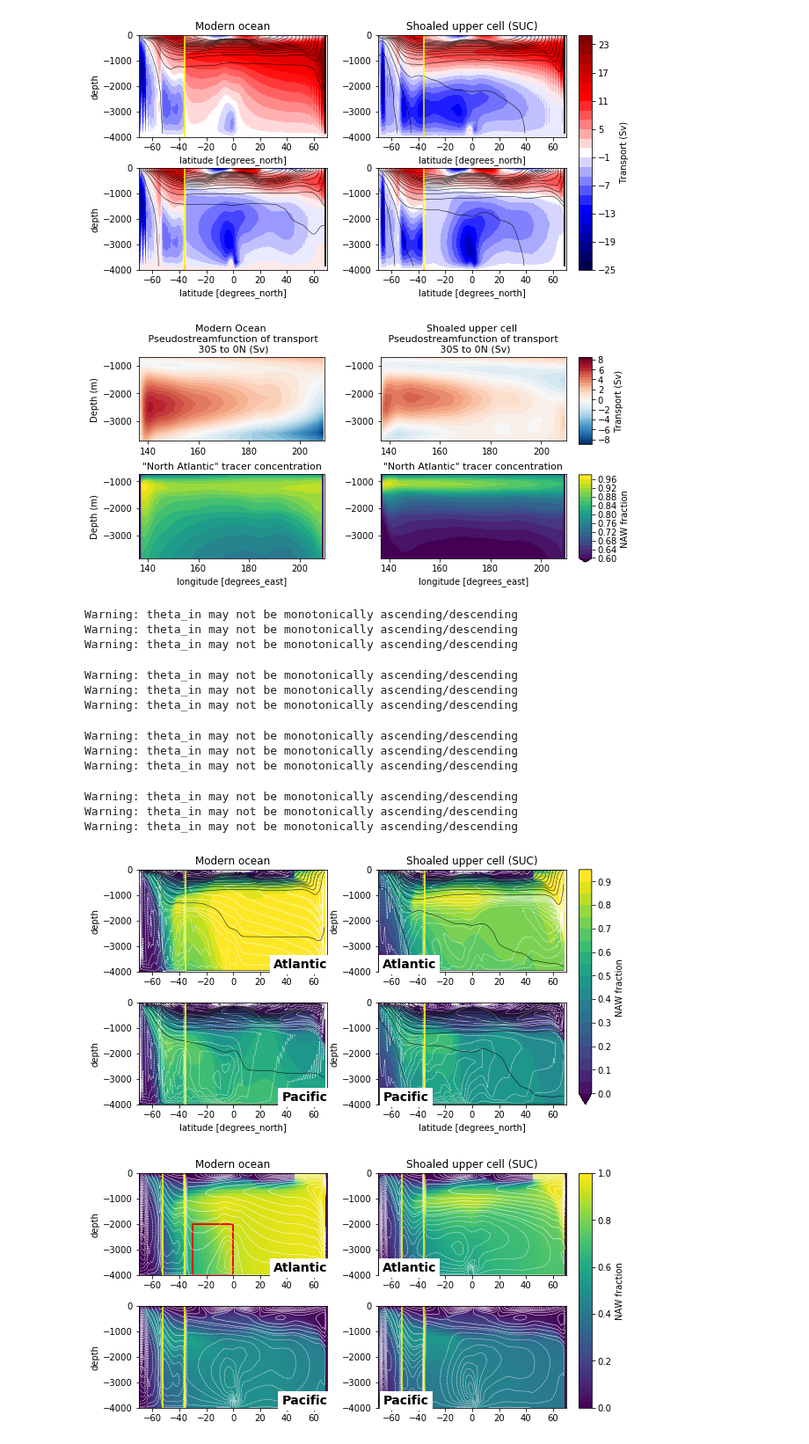
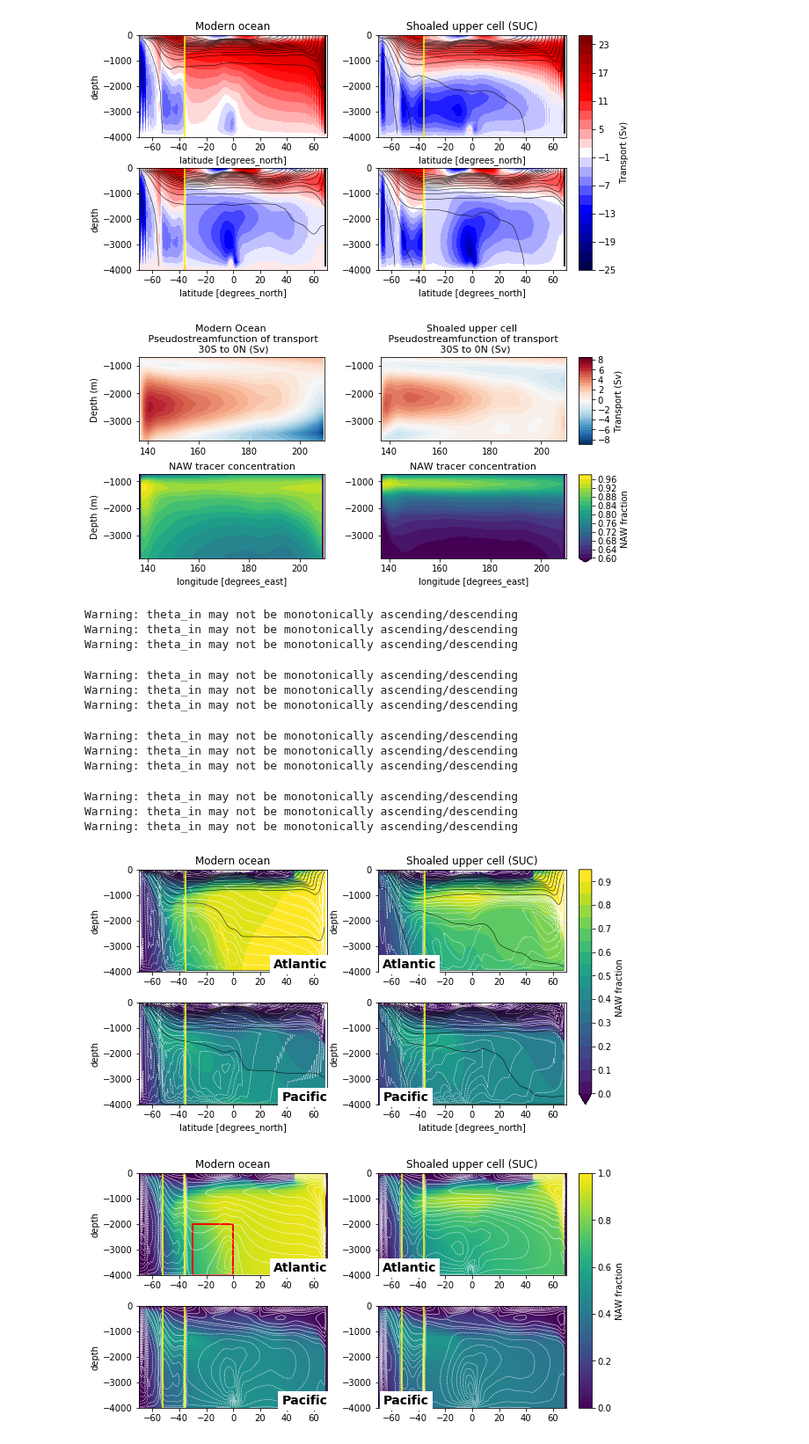
Before and after one commit to anthony-meza/test_age_framework, a Jupyter notebook: LGM.ipynb, the cells around one changed output. Shown at 88% size. Saved outputs shown, nothing was run; the diff lists cells and outputs as text; code cells hidden in the pictures.

```diff
--- a/LGM.ipynb
+++ b/LGM.ipynb
@@ -258,7 +258,7 @@ ax[0,0].set_xlabel('')
 ax[0,0].set_ylabel('Depth (m)')
 ax[0,0].set_title('Modern Ocean \n Pseudostreamfunction of transport\n 30S to 0N (Sv)', fontsize=11)
 ds500.TRAC01[0,16:,41:72,137:].mean('YC').plot.contourf(ax=ax[1,0],levels=np.arange(0.6,1,0.02),add_colorbar=False)
-ax[1,0].set_title('"North Atlantic" tracer concentration', fontsize=11)
+ax[1,0].set_title('NAW tracer concentration', fontsize=11)
 ax[1,0].set_xlim(136.5,210)
 ax[1,0].set_ylabel('Depth (m)')
 im=((dsLGM500.WVEL[0,16:,41:72,137:]*ds500.rA[41:72,137:]).sum('YC').cumsum('XC')/10**6).plot.contourf(ax=ax[0,1],levels=np.arange(-9,9,0.5),add_colorbar=False)
@@ -269,7 +269,7 @@ ax[0,1].set_ylabel('')
 ax[0,1].set_title('Shoaled upper cell \n Pseudostreamfunction of transport \n 30S to 0N (Sv)', fontsize=11)
 im2=dsLGM500.TRAC01[0,16:,41:72,137:].mean('YC').plot.contourf(ax=ax[1,1],levels=np.arange(0.6,1,0.02),add_colorbar=False)
 ax[1,1].set_xlim(136.5,210)
-ax[1,1].set_title('"North Atlantic" tracer concentration', fontsize=11)
+ax[1,1].set_title('NAW tracer concentration', fontsize=11)
 ax[1,1].set_ylabel('')
 fig.subplots_adjust(hspace=0.4, wspace=0.3,bottom = 0.35)
 fig.subplots_adjust(right=0.8)
@@ -279,14 +279,14 @@ cbar_ax = fig.add_axes([0.82, 0.34, 0.02, 0.23])
 fig.colorbar(im2, cax=cbar_ax,label='NAW fraction')
 fig.savefig('zonal_view.pdf', bbox_inches='tight')
 # %% [output]
-[figure, old version]
+[figure, new version]
 # %%
-buoy500=9.81*(2*10**-4*dslayers.THETA-7.4*10**-4*(dslayers.SALT-35))
-baxis=(-9.81*(dslayers.layer_1RHO_bounds-35)/1035).values[::-1]
+buoy500=9.81*(2*10**-4*ds500.THETA-7.4*10**-4*(ds500.SALT-35))
+baxis=(-9.81*(ds500.layer_1RHO_bounds-35)/1035).values[::-1]
 
-trac1=all_tracers500.expand_dims('case')
-tracer_500 = layers_apply(dslayers.TRAC01.mean('time'), buoy500.mean('time'), baxis, dslayers.drF, dslayers.drC, 10, 'Z', 'Tlev')
-zeta_500 = layers_apply(xr.ones_like(dslayers.TRAC01.mean('time')), buoy500.mean('time'), baxis, dslayers.drF, dslayers.drC, 10, 'Z', 'Tlev')
+
+tracer_500 = layers_apply(ds500.TRAC01.mean('time'), buoy500.mean('time'), baxis, dslayers.drF, dslayers.drC, 10, 'Z', 'Tlev')
+zeta_500 = layers_apply(xr.ones_like(ds500.TRAC01.mean('time')), buoy500.mean('time'), baxis, dslayers.drF, dslayers.drC, 10, 'Z', 'Tlev')
 
 
 
@@ -333,8 +333,9 @@ ax.text(1, 0.13, 'Pacific', transform=ax.transAxes,
 buoy500=9.81*(2*10**-4*dslayers1.THETA-7.4*10**-4*(dslayers1.SALT-35))
 baxis=np.insert(np.insert((-9.81*(dslayers1.layer_1RHO_bounds-35)/1035).values[::-1],0,0,axis=0),0,-0.01,axis=0)
 
-trac1=all_tracers500.expand_dims('case')
-tracer_500 = layers_apply(dslayers1.TRAC01.mean('time'), buoy500.mean('time'), baxis, dslayers.drF, dslayers.drC, 10, 'Z', 'Tlev')
+
+
+tracer_500 = layers_apply(dsLGM500.TRAC01.mean('time'), buoy500.mean('time'), baxis, dslayers.drF, dslayers.drC, 10, 'Z', 'Tlev')
 zeta_500 = layers_apply(xr.ones_like(dslayers1.TRAC01.mean('time')), buoy500.mean('time'), baxis, dslayers.drF, dslayers.drC, 10, 'Z', 'Tlev')
 
 
@@ -372,34 +373,34 @@ im=c.plot.contourf(x='YC',y='depth',cmap='viridis',levels=np.arange(0,1,0.05),ad
 (b[:,:-1]/10**6).plot.contour(x='YG',y='depth',xlim=(-70,70),ylim=(-4000,0),levels=np.arange(-25,25.2,2),colors='white',linewidths=0.5)
 layer2D,_=(xr.broadcast(-9.81*(dslayers1.layer_1RHO_bounds-35)/1035, dslayers.YG))
 layer2D.coords['depth']=(-layers_depth_pac2)
 layer2D=layer2D.where(layer2D.YG<69)
 layer2D.plot.contour(x='YG',y='depth',levels=np.arange(0,0.04,0.002),colors='black',linewidths=0.5)
 
 plt.axvline(x=-35.5,color='yellow')
 ax=plt.gca()
 ax.text(0.27, 0.13, 'Pacific', transform=ax.transAxes,
       fontsize=14, fontweight='bold', va='top', ha='right',bbox=dict(facecolor='white', alpha=1,ec="None"))
 
 
 fig.subplots_adjust(hspace=0.3, wspace=0.27,bottom = 0.35)
 fig.subplots_adjust(right=0.8)
 cbar_ax = fig.add_axes([0.82, 0.35, 0.02, 0.53])
 fig.colorbar(im, cax=cbar_ax,label='NAW fraction')
 fig.savefig('tracers_modern_LGM.pdf', bbox_inches='tight')
 # %% [output]
 Warning: theta_in may not be monotonically ascending/descending
 Warning: theta_in may not be monotonically ascending/descending
 Warning: theta_in may not be monotonically ascending/descending
 Warning: theta_in may not be monotonically ascending/descending
 Warning: theta_in may not be monotonically ascending/descending
 Warning: theta_in may not be monotonically ascending/descending
 Warning: theta_in may not be monotonically ascending/descending
 Warning: theta_in may not be monotonically ascending/descending
 Warning: theta_in may not be monotonically ascending/descending
 Warning: theta_in may not be monotonically ascending/descending
 Warning: theta_in may not be monotonically ascending/descending
 Warning: theta_in may not be monotonically ascending/descending
-[figure, old version]
+[figure, new version]
 # %%
 #Eulerian tracers
 fig = plt.figure(figsize=(10,7))
```
Also changed, not shown: parts of 1 cell of this notebook, 1 other file.
